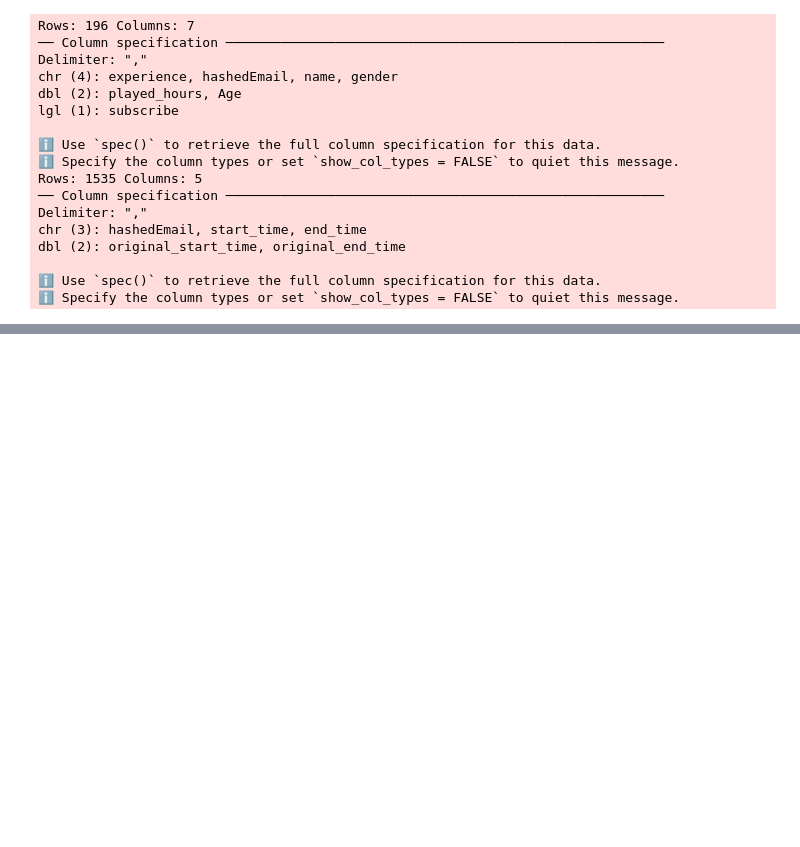
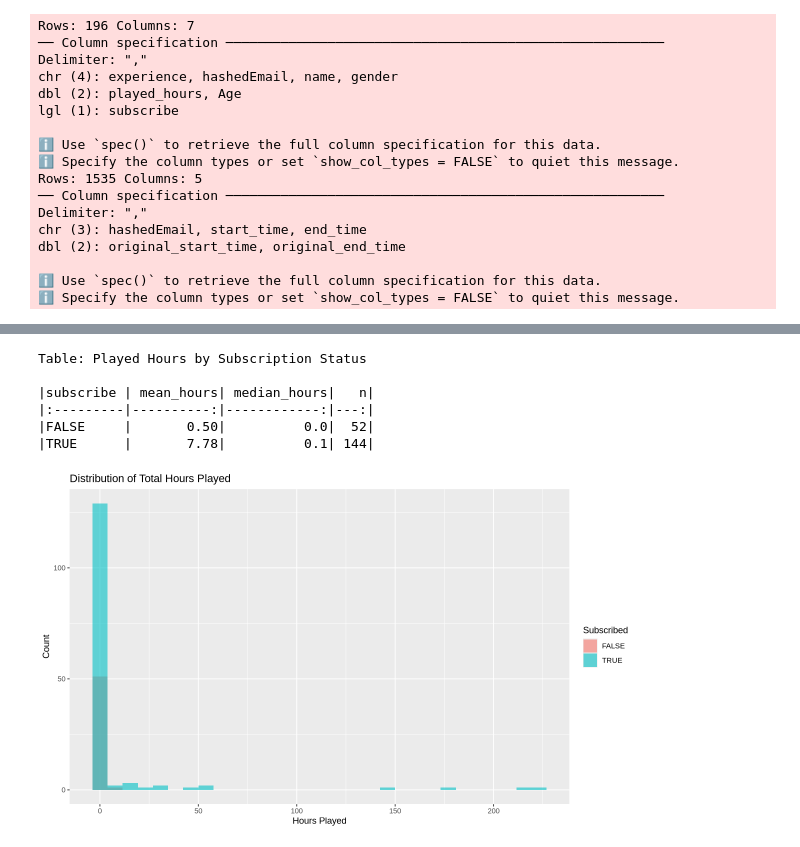
Before and after one commit to AmyJia29/DSCI_V100Project, a Jupyter notebook: individual_planning_stage.ipynb, the cells around one changed output, grey strips where cells are left out. Drawn from its saved outputs; the diff is of its cells as text; code cells hidden in the pictures; blank space fills up the shorter version.

```diff
--- a/individual_planning_stage.ipynb
+++ b/individual_planning_stage.ipynb
@@ -105,0 +354,24 @@ Subscription status: 52 144
+# %%
+# Visualization 3: DISTRIBUTION OF PLAYED HOURS BY SUBSCRIPTION STATUS
+ggplot(players, aes(x=played_hours, fill=subscribe))+
+geom_histogram(bins=30, alpha=0.6, position="identity")+
+labs(title="Distribution of Total Hours Played",
+     x="Hours Played",
+     y="Count",
+     fill="Subscribed")
+
+# Summary Statistics by Subscription
+players|>
+group_by(subscribe)|>
+summarise(mean_hours=round(mean(played_hours),2),
+          median_hours=round(median(played_hours),2),
+          n=n())|>
+kable(caption="Played Hours by Subscription Status")
+# %% [output]
+Table: Played Hours by Subscription Status
+
+|subscribe | mean_hours| median_hours|   n|
+|:---------|----------:|------------:|---:|
+|FALSE     |       0.50|          0.0|  52|
+|TRUE      |       7.78|          0.1| 144|
+[figure, added]
```
Also changed, not shown: parts of 24 cells of this notebook.
